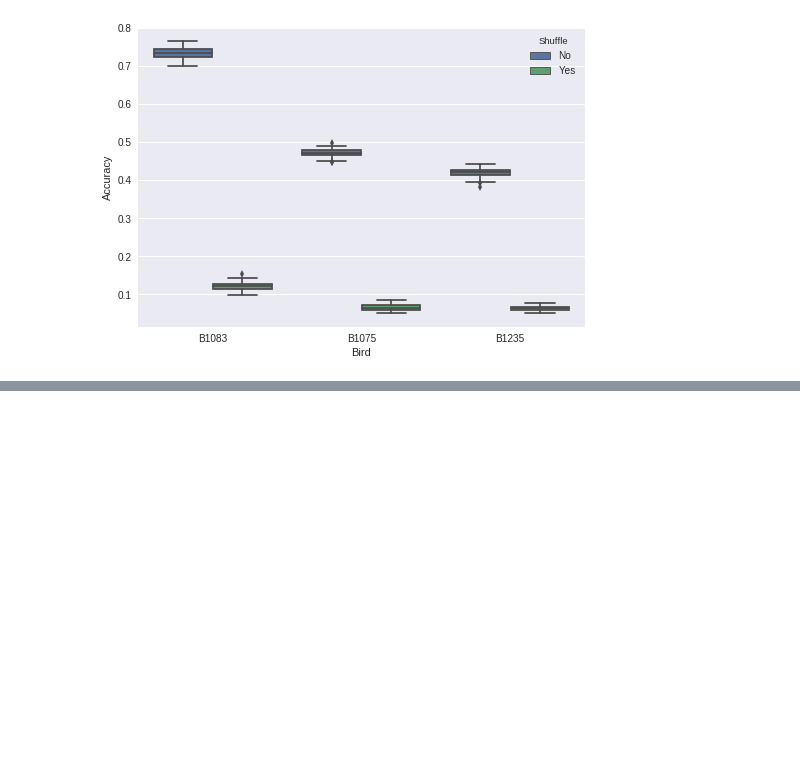
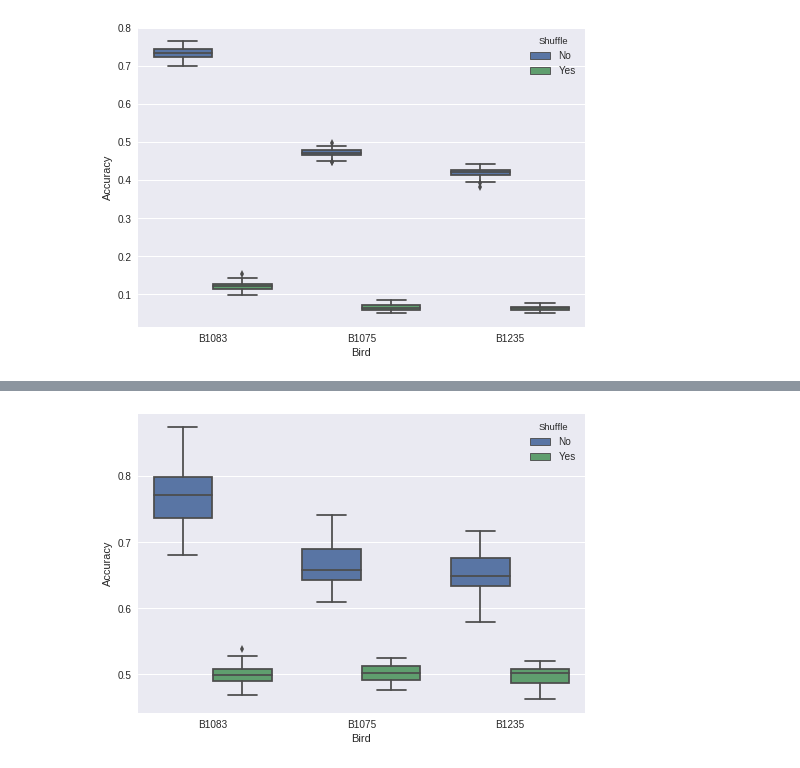
Before and after one commit to theilmbh/NeuralTDA, a Jupyter notebook: notebooks/LogisticPrediction.ipynb, the cells around one changed output, grey strips where cells are left out. Saved outputs shown, nothing was run; the diff lists cells and outputs as text; code cells hidden in the pictures; blank space fills up the shorter version.

```diff
--- a/notebooks/LogisticPrediction.ipynb
+++ b/notebooks/LogisticPrediction.ipynb
@@ -143,7 +143,7 @@ p_test = 0.2
 N_tests = 30
 
 name = 'PredictStimulusID'
-acframe = pd.DataFrame(columns=['Bird', 'Accuracy', 'Shuffle'])
+acframe_stimulusID = pd.DataFrame(columns=['Bird', 'Accuracy', 'Shuffle'])
 for b in bdfs:
     bird = b[0]
     bdf = b[1]
@@ -165,8 +165,8 @@ for b in bdfs:
     accuracies_shuff = TPLCP.predict_stimuli_classes(bcAll, Ntimes, stims, stimc, p_test, N_tests, shuff_Y=True)
     acframeapp = pd.DataFrame({'Bird': N_tests*[bird], 'Accuracy': accuracies, 'Shuffle': N_tests*['No'] })
     acframeapps = pd.DataFrame({'Bird': N_tests*[bird], 'Accuracy': accuracies_shuff, 'Shuffle': N_tests*['Yes'] })
-    acframe = acframe.append(acframeapp)
-    acframe = acframe.append(acframeapps)
+    acframe_stimulusID = acframe_stimulusID.append(acframeapp)
+    acframe_stimulusID = acframe_stimulusID.append(acframeapps)
 
 
 plt.figure()
@@ -180,13 +180,3 @@ Completed Betti Computation...
 B1235
 Completed Betti Computation...
 [figure]
-# %%
-reload(TPLCP)
-stims = bcAll.keys()
-stimc = {x: x for x in stims}
-accuracies = TPLCP.predict_stimuli_classes(bcAll, Ntimes, stims, stimc, p_test, N_tests)
-accuracies_shuff = TPLCP.predict_stimuli_classes(bcAll, Ntimes, stims, stimc, p_test, N_tests, shuff_Y=True)
-acframeapp = pd.DataFrame({'Bird': N_tests*[bird], 'Accuracy': accuracies, 'Shuffle': N_tests*['No'] })
-acframeapps = pd.DataFrame({'Bird': N_tests*[bird], 'Accuracy': accuracies_shuff, 'Shuffle': N_tests*['Yes'] })
-acframe = acframe.append(acframeapp)
-acframe = acframe.append(acframeapps)
@@ -231,0 +183,66 @@ TPLCP.assign_arbitary_classes(list(stims), ['r', 'l', 't', 'k', 'a', 'b', 'c', '
+# %%
+# Decode arbitrary unfamiliar stimuli
+
+# Stim classes
+B1083_classes = {'M_40k': 'R', 'N_40k':'L', 'O_40k':'R', 'P_40k':'L'}
+B1075_classes = {'E_40k': 'R', 'F_40k':'L', 'G_40k':'R', 'H_40k':'L'}
+B1087_classes = {'M_40k': 'R', 'N_40k':'L', 'O_40k':'R', 'P_40k':'L'}
+B1235_classes = {'E_scaled_burung': 'R', 'F_scaled_burung':'L', 'G_scaled_burung':'R', 'H_scaled_burung':'L'}
+
+
+B1083_unf_stims = ['I_40k', 'J_40k', 'K_40k', 'L_40k']
+
+B1075_unf_stims = ['A_40k', 'B_40k', 'C_40k', 'D_40k',
+                   'I_40k', 'J_40k', 'K_40k', 'L_40k',
+                   'M_40k', 'N_40k', 'O_40k', 'P_40k']
+
+B1235_unf_stims = ['A_scaled_burung', 'B_scaled_burung', 'C_scaled_burung', 'D_scaled_burung',
+                   'I_scaled_burung', 'J_scaled_burung', 'K_scaled_burung', 'L_scaled_burung',
+                   'M_scaled_burung', 'N_scaled_burung', 'O_scaled_burung', 'P_scaled_burung',]
+
+stimclab = ['R', 'L']
+bird_unf_stims = {'B1083': B1083_unf_stims, 'B1075': B1075_unf_stims, 'B1235': B1235_unf_stims}
+
+reload(tp2)
+analysis_id = 'test'
+thresh = 4.0
+nperms = 20
+ncellsperm = 30
+dim = 2
+dims = [0,1,2,3]
+Ntimes = 10
+twin = np.linspace(0, 6000, Ntimes)
+p_test = 0.2
+N_tests = 30
+
+name = 'PredictArbitraryUnfamiliar'
+acframe_arbunf = pd.DataFrame(columns=['Bird', 'Accuracy', 'Shuffle'])
+for b in bdfs:
+    bird = b[0]
+    bdf = b[1]
+    print(bird)
+    #stimc = stim_classes[bird]
+    stims = bird_unf_stims[bird]
+    (bcAll, t, t_ms) =tp2.compute_betti_curves(analysis_id, block_path, bdf, thresh, nperms, ncellsperm, dims, twin, winsize, dtovr)
+    print('Completed Betti Computation...')
+
+    #bc2s, ts, ts_ms) = tp2.compute_betti_curves(analysis_id, block_path, bdf, thresh, nperms, ncellsperm, 2, twin, winsize, dtovr, shuffle=True)
+    #bc1s, ts, ts_ms) = tp2.compute_betti_curves(analysis_id, block_path, bdf, thresh, nperms, ncellsperm, 1, twin, winsize, dtovr, shuffle=True)
+    #bc0s, ts, ts_ms) = tp2.compute_betti_curves(analysis_id, block_path, bdf, thresh, nperms, ncellsperm, 0, twin, winsize, dtovr, shuffle=True)
+    #bc3s, ts, ts_ms) = tp2.compute_betti_curves(analysis_id, block_path, bdf, thresh, nperms, ncellsperm, 3, twin, winsize, dtovr, shuffle=True)
+
+
+    stims = bcAll.keys()
+
+    accuracies = TPLCP.predict_arbitrary_classes(bcAll, stims, stimclab, p_test, N_tests)
+    accuracies_shuff = TPLCP.predict_arbitrary_classes(bcAll, stims, stimclab, p_test, N_tests, shuff_Y=True)
+    acframeapp = pd.DataFrame({'Bird': N_tests*[bird], 'Accuracy': accuracies, 'Shuffle': N_tests*['No'] })
+    acframeapps = pd.DataFrame({'Bird': N_tests*[bird], 'Accuracy': accuracies_shuff, 'Shuffle': N_tests*['Yes'] })
+    acframe_arbunf = acframe.append(acframeapp)
+    acframe_arbunf = acframe.append(acframeapps)
+
+
+plt.figure()
+sns.boxplot(x='Bird', y='Accuracy', hue='Shuffle', data=acframe)
+plt.savefig('/home/brad/DailyLog/20170729/{}-{}-{}-{}-{}-{}-{}-{}-{}.png'.format(winsize, dtovr, thresh, nperms, ncellsperm, Ntimes, p_test, N_tests, name))
+# %% [output]
@@ -231,0 +255 @@ TPLCP.assign_arbitary_classes(list(stims), ['r', 'l', 't', 'k', 'a', 'b', 'c', '
+[figure, added]
```
Also changed, not shown: parts of 7 cells of this notebook.
